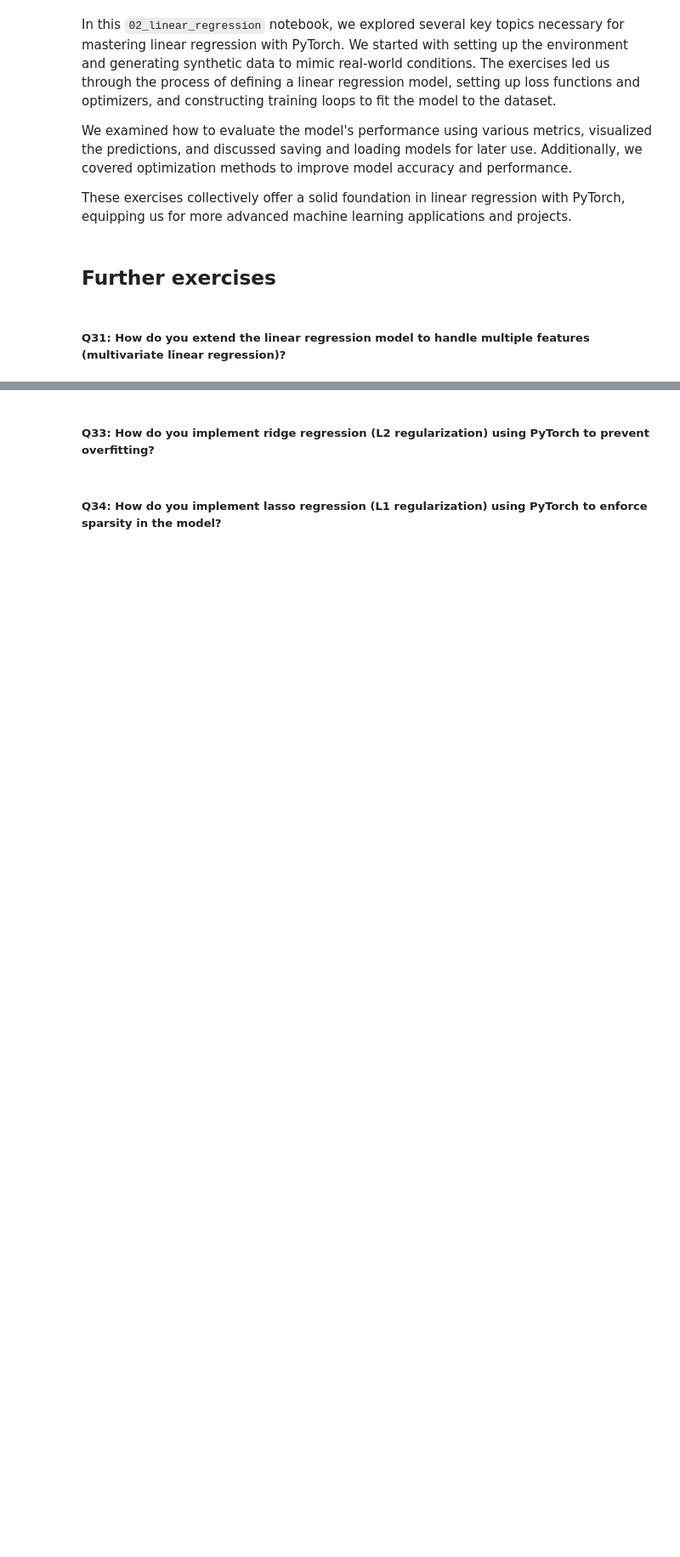
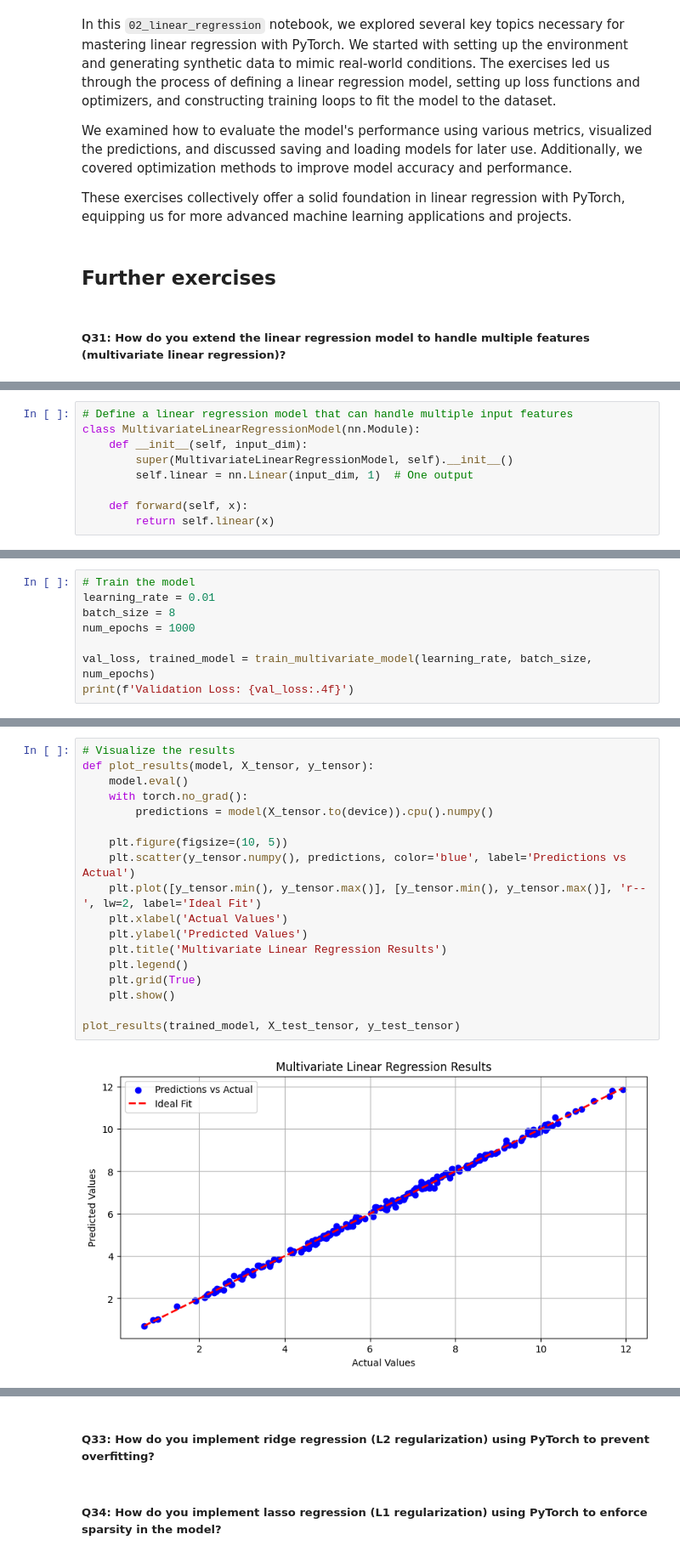
Before and after one commit to fellmir/pyTorchBasis, a Jupyter notebook: 00-basic-examples/example1/01-notebooks/02_linear_regression.ipynb, the cells around one changed output, grey strips where cells are left out. Shown: that part at 85% size. Saved outputs shown, nothing was run; the diff lists cells and outputs as text; blank space fills up the shorter version.

```diff
--- a/00-basic-examples/example1/01-notebooks/02_linear_regression.ipynb
+++ b/00-basic-examples/example1/01-notebooks/02_linear_regression.ipynb
@@ -1822,0 +1850,9 @@ These exercises collectively offer a solid foundation in linear regression with
+# %%
+# Define a linear regression model that can handle multiple input features
+class MultivariateLinearRegressionModel(nn.Module):
+    def __init__(self, input_dim):
+        super(MultivariateLinearRegressionModel, self).__init__()
+        self.linear = nn.Linear(input_dim, 1)  # One output
+
+    def forward(self, x):
+        return self.linear(x)
@@ -1822,0 +1892,8 @@ These exercises collectively offer a solid foundation in linear regression with
+# %%
+# Train the model
+learning_rate = 0.01
+batch_size = 8
+num_epochs = 1000
+
+val_loss, trained_model = train_multivariate_model(learning_rate, batch_size, num_epochs)
+print(f'Validation Loss: {val_loss:.4f}')
@@ -1823 +1902,21 @@ These exercises collectively offer a solid foundation in linear regression with
+# %%
+# Visualize the results
+def plot_results(model, X_tensor, y_tensor):
+    model.eval()
+    with torch.no_grad():
+        predictions = model(X_tensor.to(device)).cpu().numpy()
+
+    plt.figure(figsize=(10, 5))
+    plt.scatter(y_tensor.numpy(), predictions, color='blue', label='Predictions vs Actual')
+    plt.plot([y_tensor.min(), y_tensor.max()], [y_tensor.min(), y_tensor.max()], 'r--', lw=2, label='Ideal Fit')
+    plt.xlabel('Actual Values')
+    plt.ylabel('Predicted Values')
+    plt.title('Multivariate Linear Regression Results')
+    plt.legend()
+    plt.grid(True)
+    plt.show()
+
+plot_results(trained_model, X_test_tensor, y_test_tensor)
+# %% [output]
+[figure, added]
 # %% [markdown]
```
Also changed, not shown: parts of 9 cells of this notebook.
